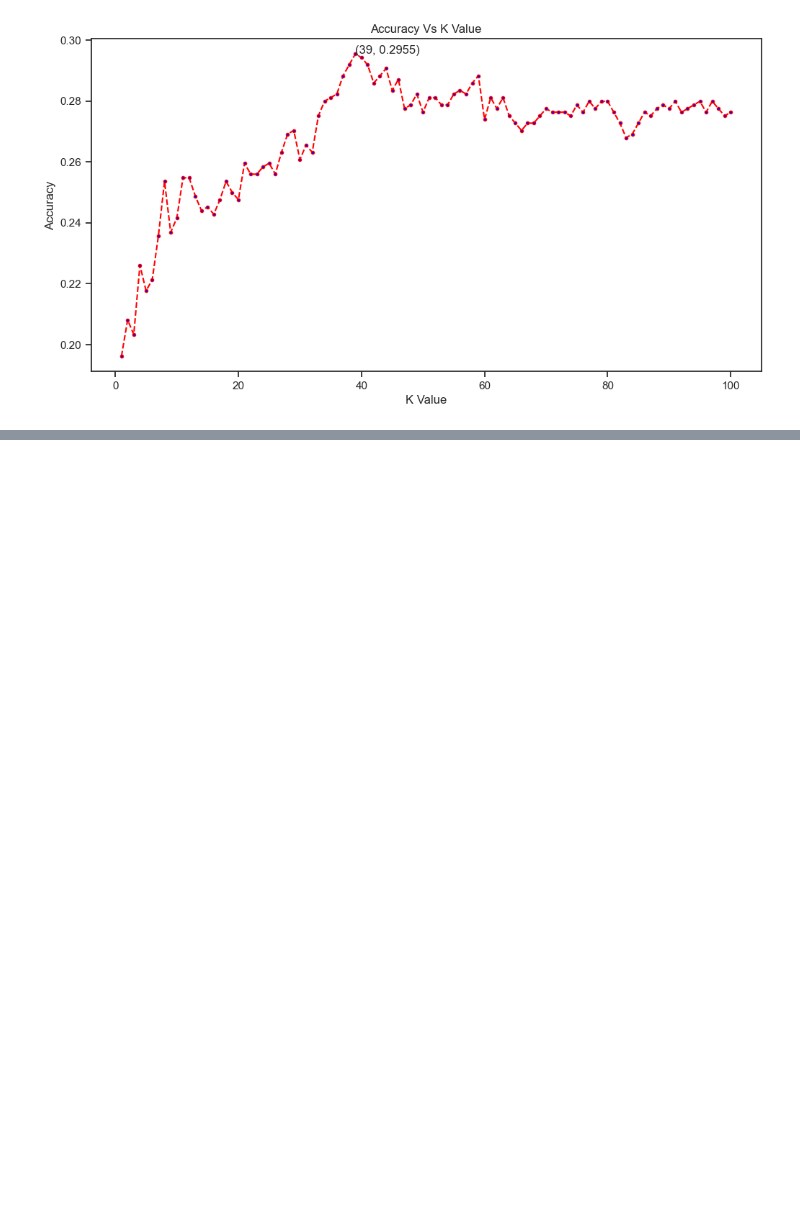
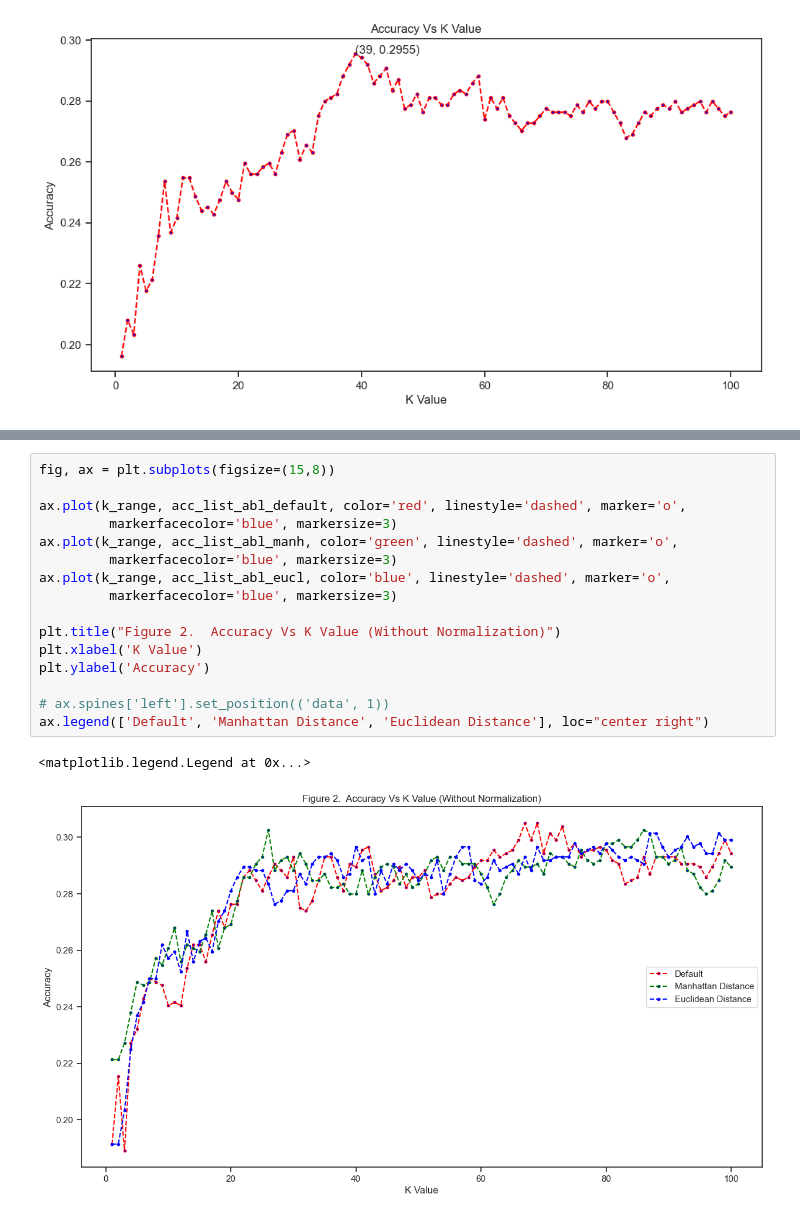
Before and after one commit to keithmmc/dataprojects, a Jupyter notebook: abalone.ipynb, the cells around one changed output, grey strips where cells are left out. Cells and saved outputs as stored; diff of their text form; blank space fills up the shorter version.

```diff
--- a/abalone.ipynb
+++ b/abalone.ipynb
@@ -83,0 +202,19 @@ Text(0, 0.5, 'Accuracy')
+# %%
+fig, ax = plt.subplots(figsize=(15,8))
+
+ax.plot(k_range, acc_list_abl_default, color='red', linestyle='dashed', marker='o',
+         markerfacecolor='blue', markersize=3)
+ax.plot(k_range, acc_list_abl_manh, color='green', linestyle='dashed', marker='o',
+         markerfacecolor='blue', markersize=3)
+ax.plot(k_range, acc_list_abl_eucl, color='blue', linestyle='dashed', marker='o',
+         markerfacecolor='blue', markersize=3)
+
+plt.title("Figure 2.  Accuracy Vs K Value (Without Normalization)")
+plt.xlabel('K Value')
+plt.ylabel('Accuracy')
+
+# ax.spines['left'].set_position(('data', 1))
+ax.legend(['Default', 'Manhattan Distance', 'Euclidean Distance'], loc="center right")
+# %% [output]
+<matplotlib.legend.Legend at 0x...>
+[figure, added]
```
Also changed, not shown: parts of 7 cells of this notebook.
